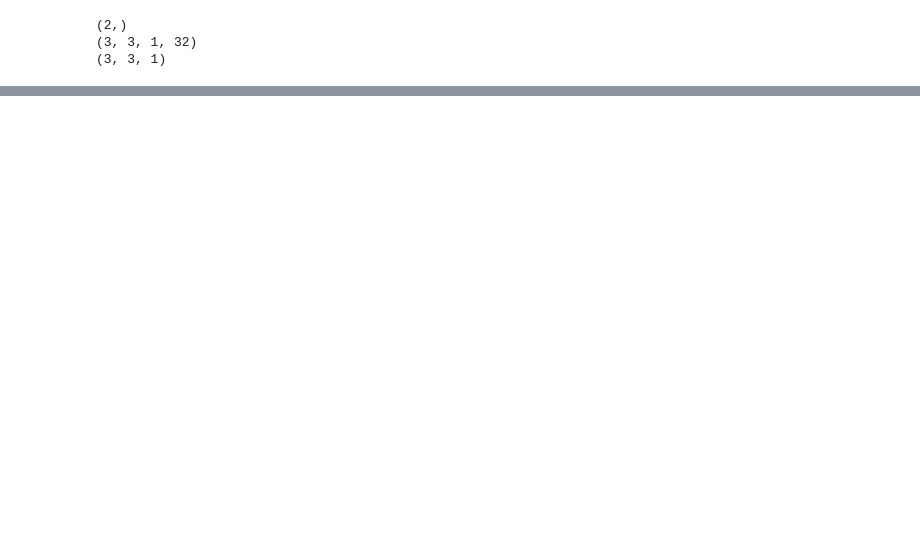
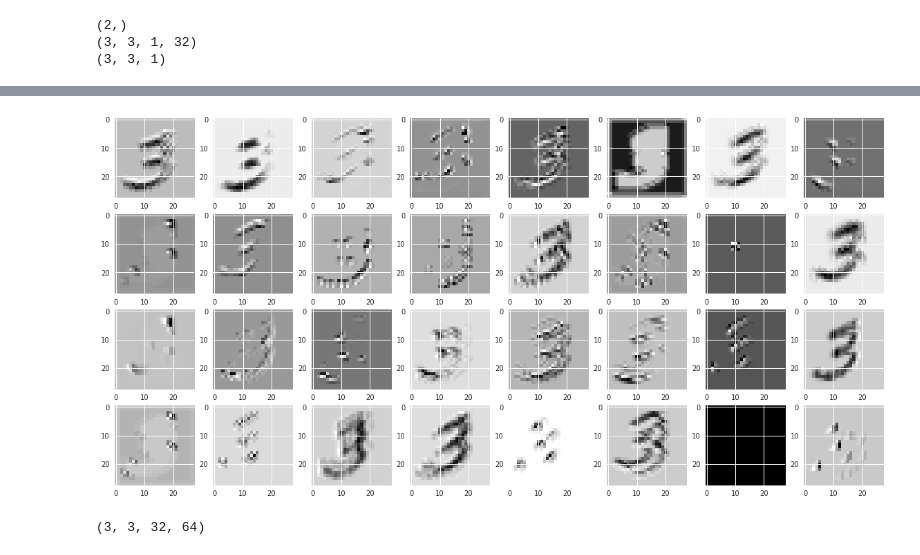
Before and after one commit to rgear/projet_BE, a Jupyter notebook: Mnist_intermediaire.ipynb, the cells around one changed output, grey strips where cells are left out. Cells and saved outputs as stored; diff of their text form; code cells hidden in the pictures; blank space fills up the shorter version.

```diff
--- a/Mnist_intermediaire.ipynb
+++ b/Mnist_intermediaire.ipynb
@@ -727,0 +828,23 @@ array([[[-0.01263278],
+# %%
+def deconv_filtre (couche,individu ,nb_neurone,fltr_transpose):
+    plt.figure(figsize=(20, 20))
+    for kernel in range(0,nb_neurone) :
+        Y = signal.convolve2d(couche[individu,:,:,kernel], fltr_transpose[:,:,kernel])
+        ax = plt.subplot(8, 8, kernel + 1)
+        #ax.set_title("--deconv_filtre :"+str(kernel+1)+"--")
+        ax.imshow(Y)
+# %%
+individu = 120
+nb_neurone_1 = 32
+couche = Conv2D_1_imgs
+
+fltr = Conv2D_1.get_weights()[0].reshape((3,3,32))
+fltr_transpose_1 = transp(fltr)
+
+deconv_filtre(couche , individu ,nb_neurone_1,fltr_transpose)
+# %% [output]
+[figure, added]
+# %%
+print(np.shape(Conv2D_2.get_weights()[0]))
+# %% [output]
+(3, 3, 32, 64)
```
Also changed, not shown: parts of 33 cells of this notebook.
